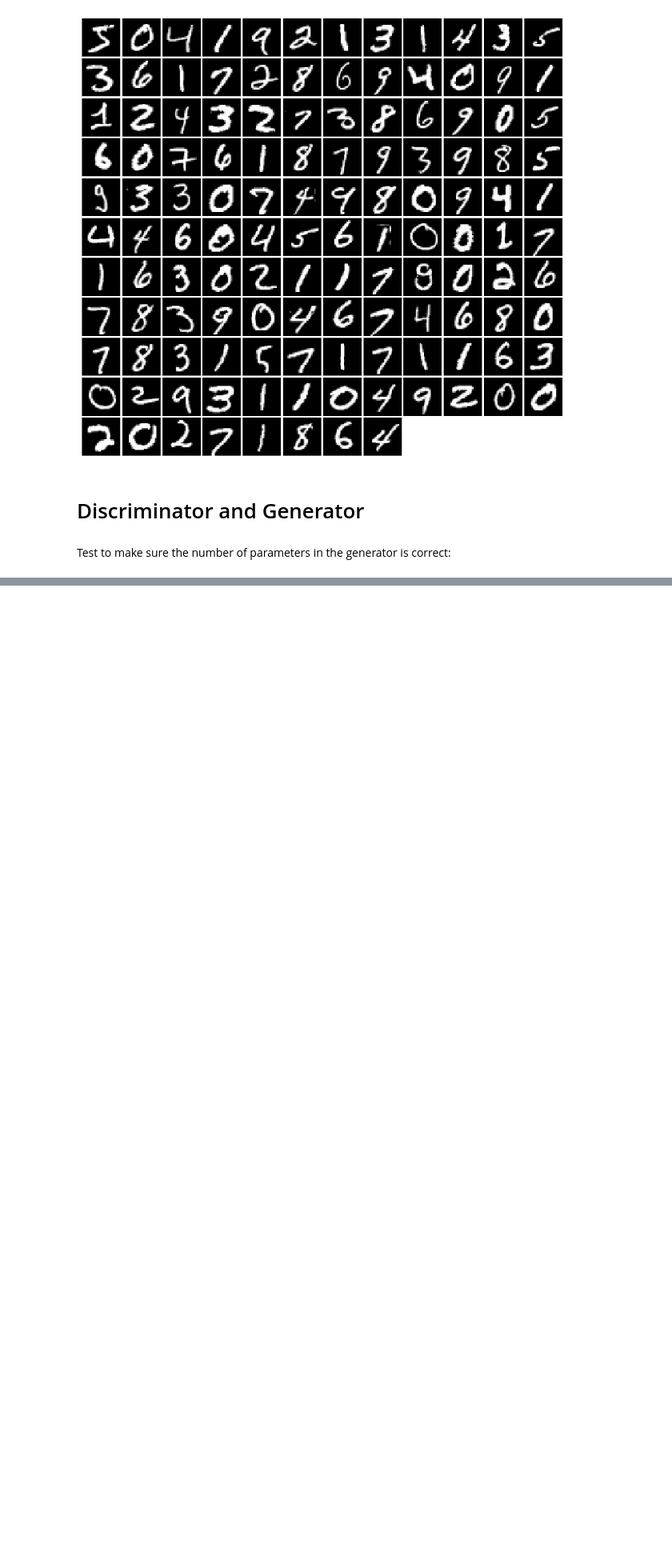
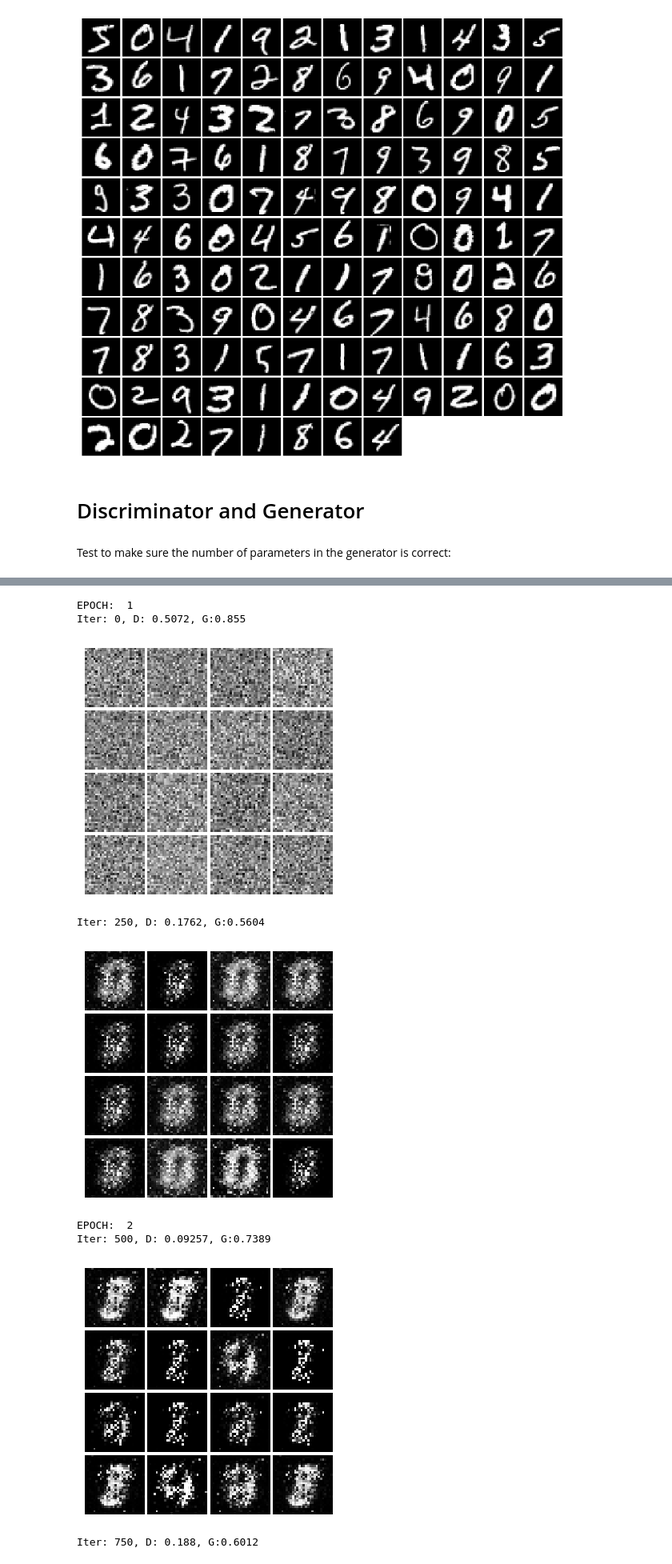
Before and after one commit to Kelvin-T-Lu/GAN-Implementation-Pytorch, a Jupyter notebook: GAN_debugging.ipynb, the cells around one changed output, grey strips where cells are left out. Shown at 80% size. Cells and saved outputs as stored; diff of their text form; code cells hidden in the pictures; blank space fills up the shorter version.

```diff
--- a/GAN_debugging.ipynb
+++ b/GAN_debugging.ipynb
@@ -119,9 +118,19 @@ Iter: 1500, D: 0.3821, G:0.7812
 # %%
 # LSGAN
 D_LS = discriminator().to(device)
 G_LS = generator().to(device)
 
 D_LS_optimizer = torch.optim.Adam(D_LS.parameters(), lr=1e-3, betas = (0.5, 0.999))
 G_LS_optimizer = torch.optim.Adam(G_LS.parameters(), lr=1e-3, betas = (0.5, 0.999))
 
-train(D_LS, G_LS, D_LS_optimizer, G_LS_optimizer, ls_discriminator_loss, ls_generator_loss, train_loader=loader_train, num_epochs=10, device=device)
+train(D_LS, G_LS, D_LS_optimizer, G_LS_optimizer, ls_discriminator_loss, ls_generator_loss, train_loader=loader_train, num_epochs=10, device=device, img_resolution= img_size)
+# %% [output]
+EPOCH:  1
+Iter: 0, D: 0.5072, G:0.855
+[figure, added]
+Iter: 250, D: 0.1762, G:0.5604
+[figure, added]
+EPOCH:  2
+Iter: 500, D: 0.09257, G:0.7389
+[figure, added]
+Iter: 750, D: 0.188, G:0.6012
```
Also changed, not shown: parts of 3 cells of this notebook, 1 other file.
